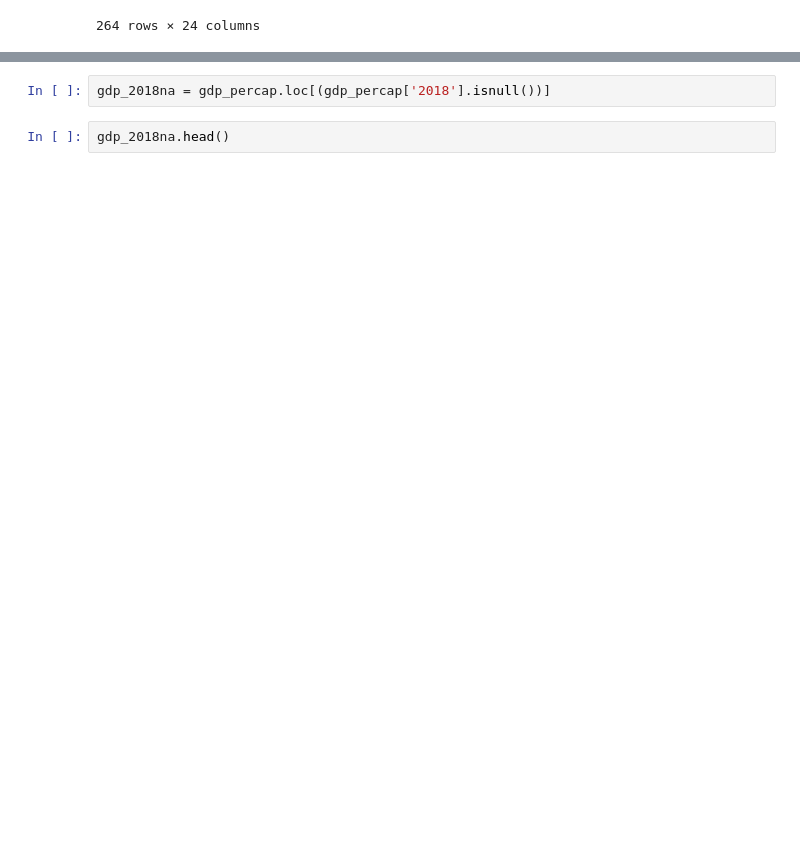
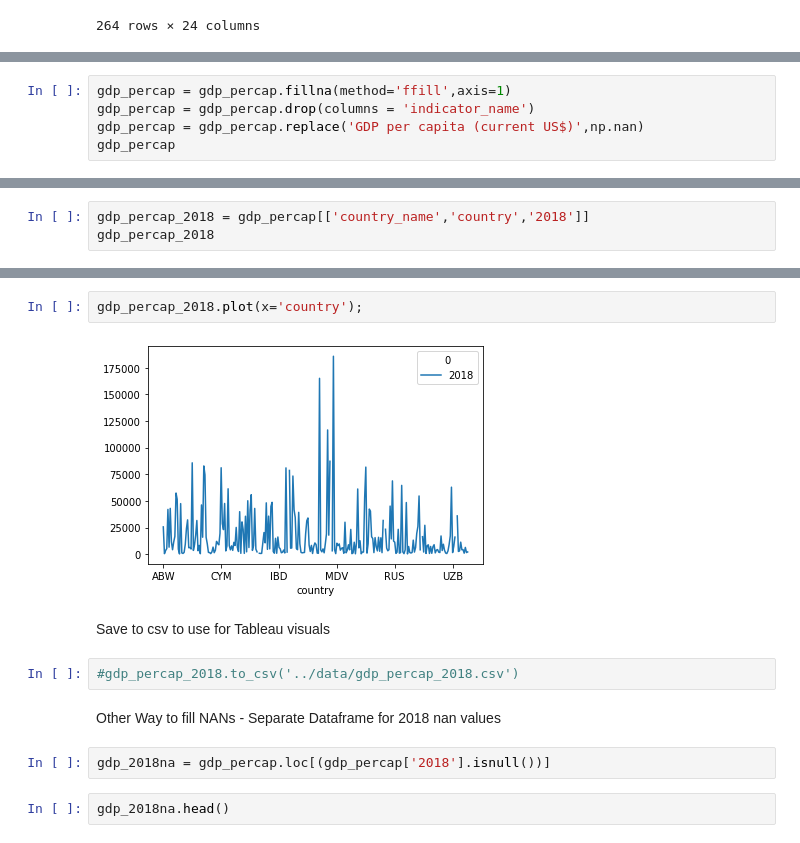
Before and after one commit to nmuldowney/nyc-marathon-capstone, a Jupyter notebook: notebooks/nyc_weather_and_gdp_eda.ipynb, the cells around one changed output, grey strips where cells are left out. Cells and saved outputs as stored; diff of their text form; blank space fills up the shorter version.

```diff
--- a/notebooks/nyc_weather_and_gdp_eda.ipynb
+++ b/notebooks/nyc_weather_and_gdp_eda.ipynb
@@ -125,0 +136,5 @@ gdp_percap
+# %%
+gdp_percap = gdp_percap.fillna(method='ffill',axis=1)
+gdp_percap = gdp_percap.drop(columns = 'indicator_name')
+gdp_percap = gdp_percap.replace('GDP per capita (current US$)',np.nan)
+gdp_percap
@@ -125,0 +155,3 @@ gdp_percap
+# %%
+gdp_percap_2018 = gdp_percap[['country_name','country','2018']]
+gdp_percap_2018
@@ -126,3 +185,13 @@ gdp_percap
+# %%
+gdp_percap_2018.plot(x='country');
+# %% [output]
+[figure, added]
+# %% [markdown]
+Save to csv to use for Tableau visuals
+# %%
+#gdp_percap_2018.to_csv('../data/gdp_percap_2018.csv')
+# %% [markdown]
+Other Way to fill NANs - Separate Dataframe for 2018 nan values
 # %%
 gdp_2018na = gdp_percap.loc[(gdp_percap['2018'].isnull())]
 # %%
```
Also changed, not shown: parts of 28 cells of this notebook.
